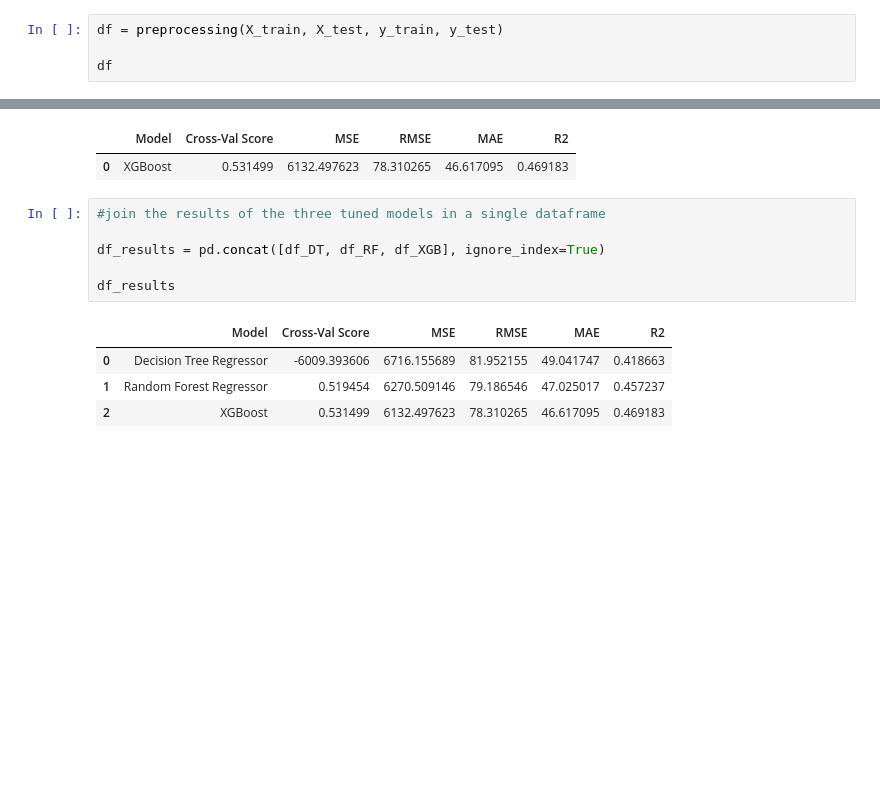
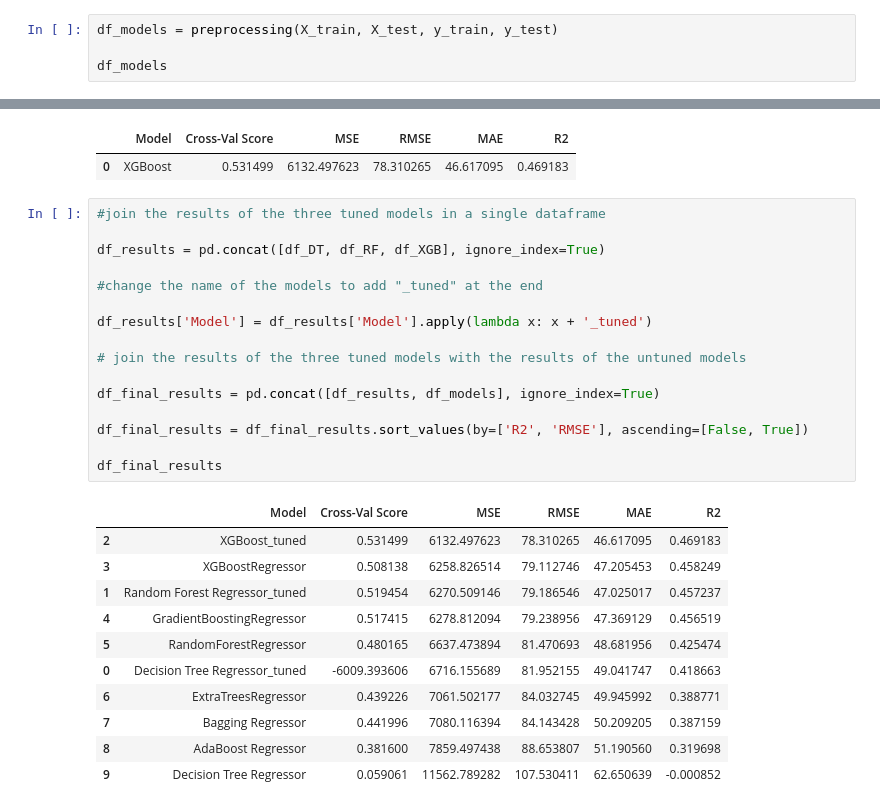
Before and after one commit to albnsft/EL, a Jupyter notebook: modeling.ipynb, the cells around one changed output, grey strips where cells are left out. Drawn from its saved outputs; the diff is of its cells as text; blank space fills up the shorter version.

Commit message:
Changes for final table result

```diff
--- a/modeling.ipynb
+++ b/modeling.ipynb
@@ -154,9 +154,9 @@ def preprocessing(X_train, X_test, y_train, y_test):
     df.reset_index(drop=True, inplace=True)
     return df
 # %%
-df = preprocessing(X_train, X_test, y_train, y_test)
+df_models = preprocessing(X_train, X_test, y_train, y_test)
 
-df
+df_models
 # %% [output]
 |  | Model | Cross-Val Score | MSE | RMSE | MAE | R2 |
 | 0 | XGBoostRegressor | 0.508138 | 6258.826514 | 79.112746 | 47.205453 | 0.458249 |
@@ -494,11 +494,28 @@ df_XGB
 # %%
 #join the results of the three tuned models in a single dataframe
 
 df_results = pd.concat([df_DT, df_RF, df_XGB], ignore_index=True)
 
-df_results
+#change the name of the models to add "_tuned" at the end
+
+df_results['Model'] = df_results['Model'].apply(lambda x: x + '_tuned')
+
+# join the results of the three tuned models with the results of the untuned models
+
+df_final_results = pd.concat([df_results, df_models], ignore_index=True)
+
+df_final_results = df_final_results.sort_values(by=['R2', 'RMSE'], ascending=[False, True])
+
+df_final_results
 # %% [output]
 |  | Model | Cross-Val Score | MSE | RMSE | MAE | R2 |
-| 0 | Decision Tree Regressor | -6009.393606 | 6716.155689 | 81.952155 | 49.041747 | 0.418663 |
-| 1 | Random Forest Regressor | 0.519454 | 6270.509146 | 79.186546 | 47.025017 | 0.457237 |
-| 2 | XGBoost | 0.531499 | 6132.497623 | 78.310265 | 46.617095 | 0.469183 |
+| 2 | XGBoost_tuned | 0.531499 | 6132.497623 | 78.310265 | 46.617095 | 0.469183 |
+| 3 | XGBoostRegressor | 0.508138 | 6258.826514 | 79.112746 | 47.205453 | 0.458249 |
+| 1 | Random Forest Regressor_tuned | 0.519454 | 6270.509146 | 79.186546 | 47.025017 | 0.457237 |
+| 4 | GradientBoostingRegressor | 0.517415 | 6278.812094 | 79.238956 | 47.369129 | 0.456519 |
+| 5 | RandomForestRegressor | 0.480165 | 6637.473894 | 81.470693 | 48.681956 | 0.425474 |
+| 0 | Decision Tree Regressor_tuned | -6009.393606 | 6716.155689 | 81.952155 | 49.041747 | 0.418663 |
+| 6 | ExtraTreesRegressor | 0.439226 | 7061.502177 | 84.032745 | 49.945992 | 0.388771 |
+| 7 | Bagging Regressor | 0.441996 | 7080.116394 | 84.143428 | 50.209205 | 0.387159 |
+| 8 | AdaBoost Regressor | 0.381600 | 7859.497438 | 88.653807 | 51.190560 | 0.319698 |
+| 9 | Decision Tree Regressor | 0.059061 | 11562.789282 | 107.530411 | 62.650639 | -0.000852 |
```
